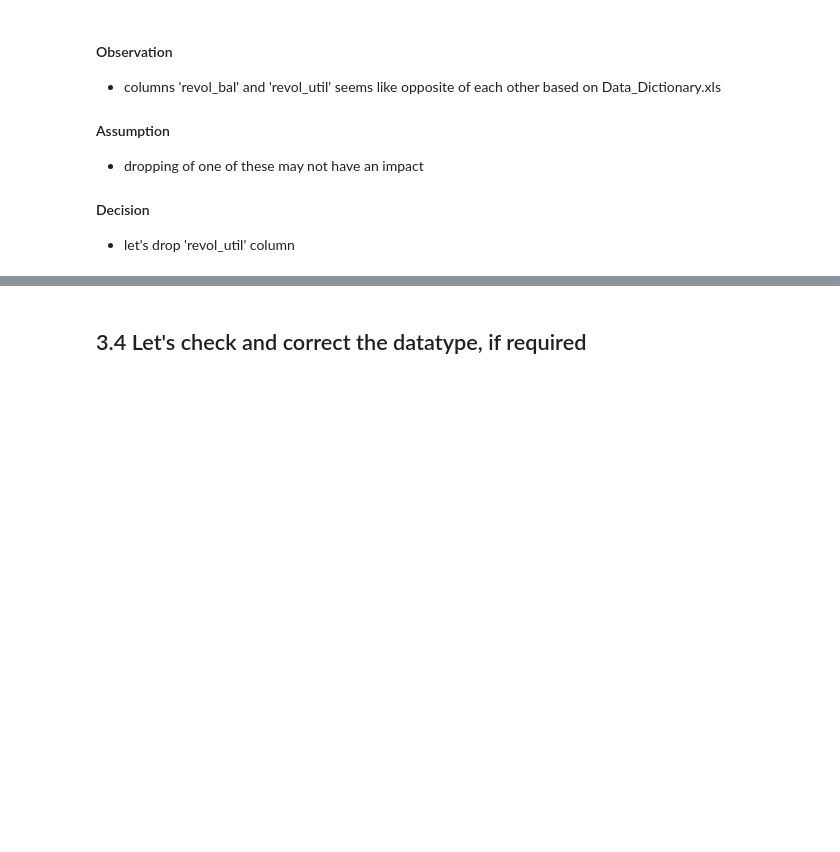
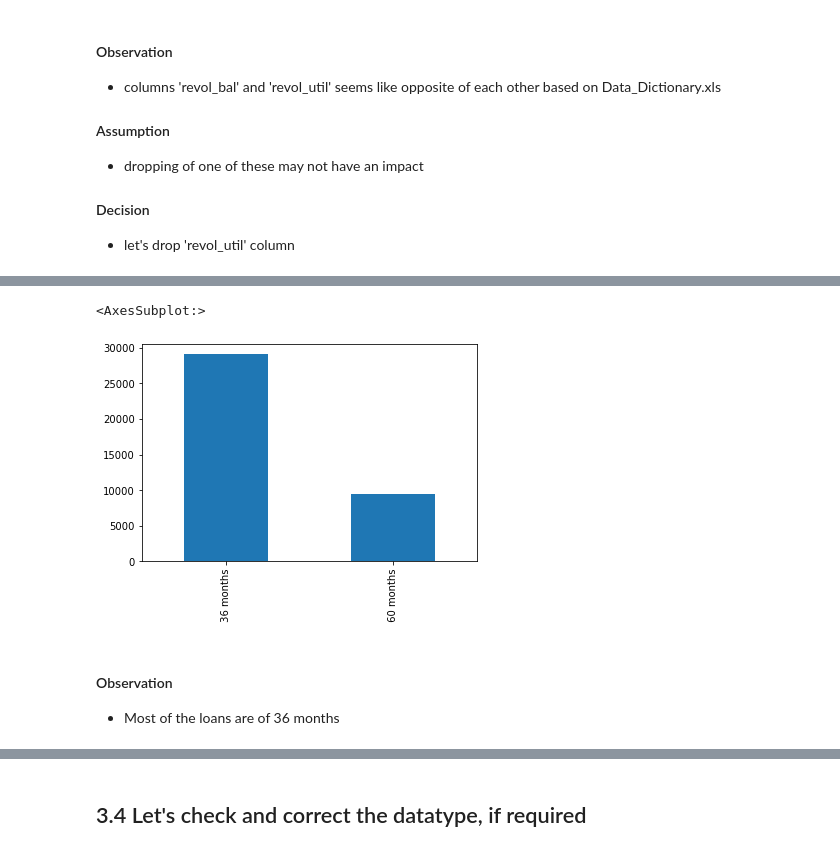
Before and after one commit to JamshedAhsan/fraud-detection, a Jupyter notebook: Case-Study-Lending-Loan-Club.ipynb, the cells around one changed output, grey strips where cells are left out. Cells and saved outputs as stored; diff of their text form; code cells hidden in the pictures; blank space fills up the shorter version.

```diff
--- a/Case-Study-Lending-Loan-Club.ipynb
+++ b/Case-Study-Lending-Loan-Club.ipynb
@@ -1060,0 +1088,5 @@ loan_df2['total_acc'].hist(bins=50)
+# %%
+loan_df2['Loan_Amnt_Bucket']=pd.qcut(loan_df2['loan_amnt'], q=[0,0.2,0.4,0.6,0.8,1.0],
+                                     labels=['Very_Low_Amnt_Loan','Low_Amnt_Loan','Mid_Amnt_Loan','High_Amnt_Loan',
+                                             'Very_High_Amnt_Loan'])
+loan_df2.info()
@@ -1060,0 +1111,8 @@ loan_df2['total_acc'].hist(bins=50)
+# %%
+loan_df2['term'].value_counts().plot.bar()
+# %% [output]
+<AxesSubplot:>
+[figure, added]
+# %% [markdown]
+#### Observation
+* Most of the loans are of 36 months
```
Also changed, not shown: parts of 205 cells of this notebook.
